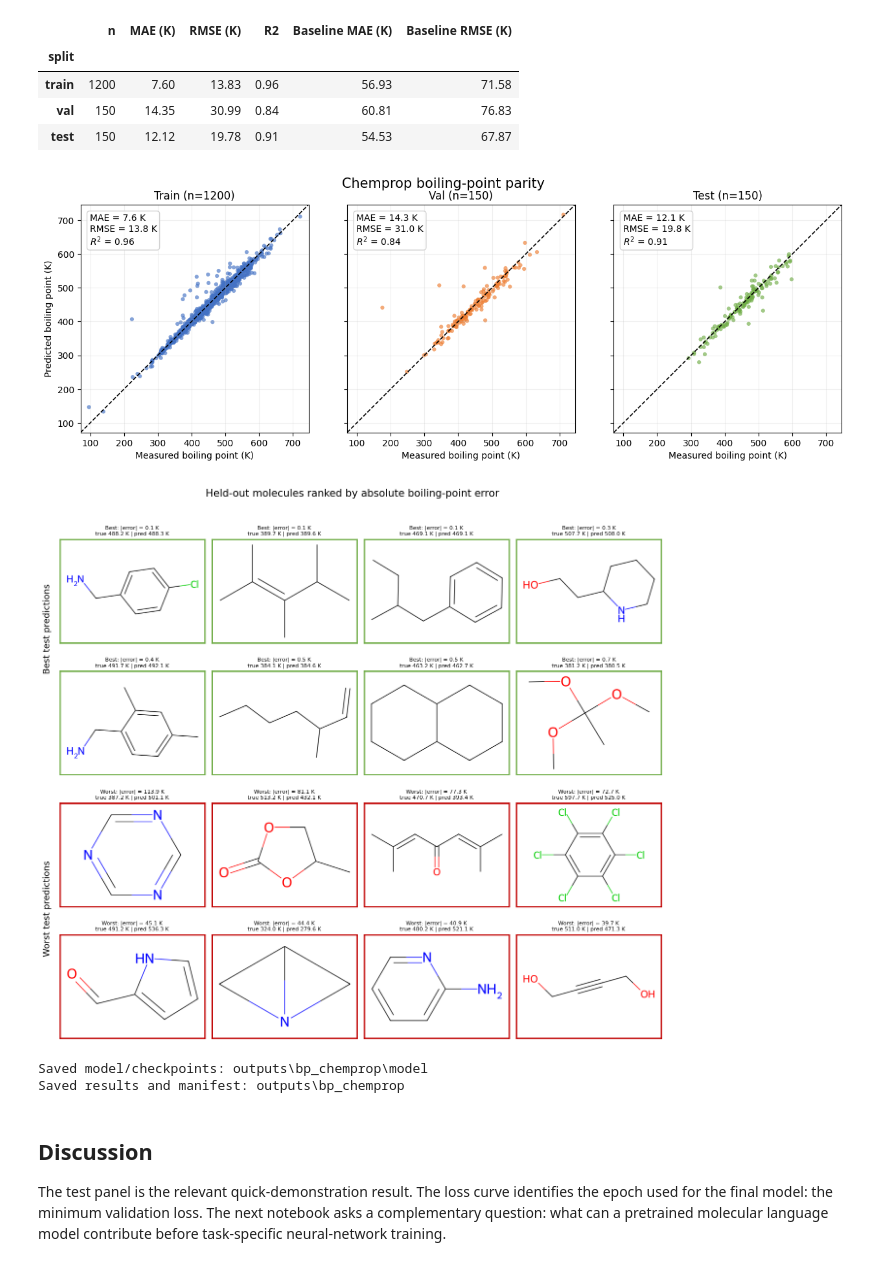
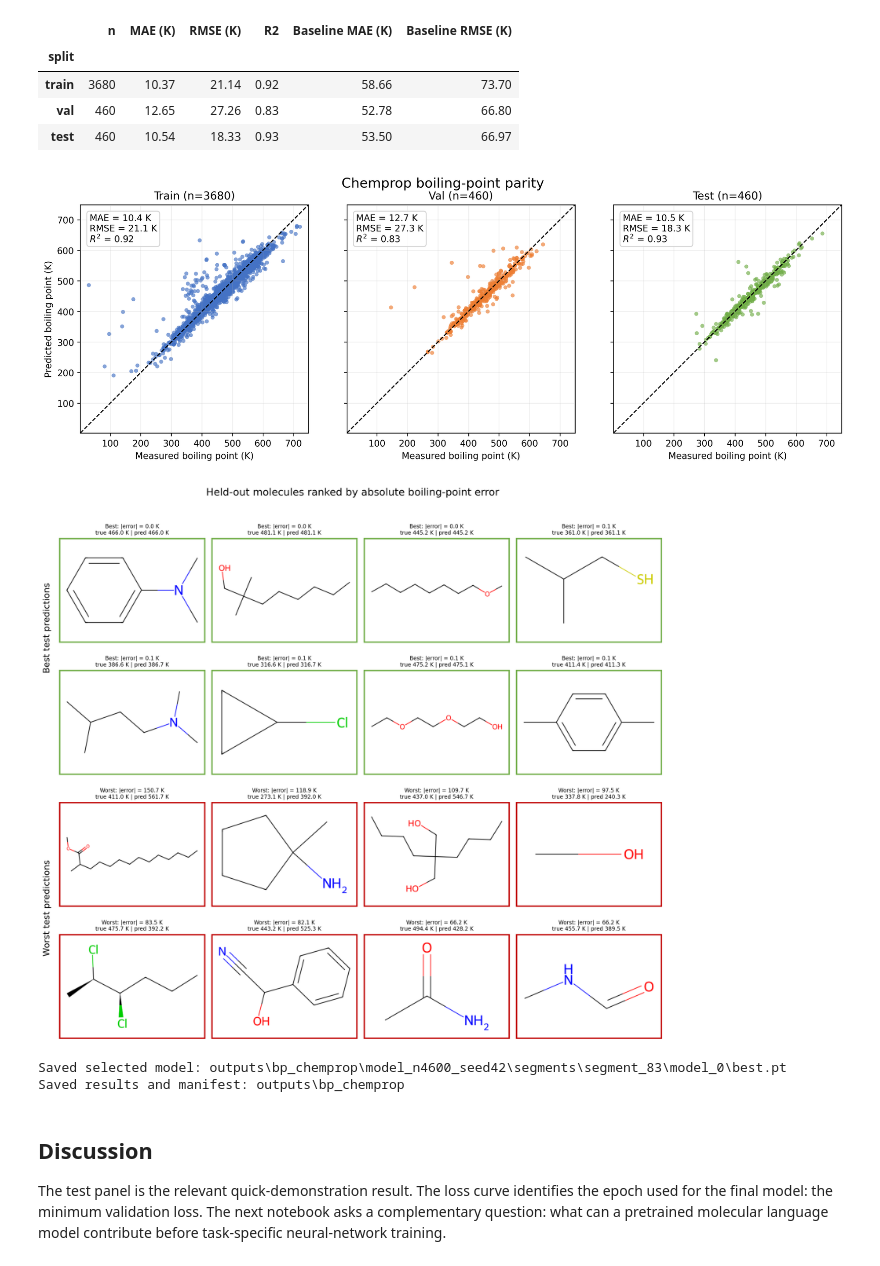
Before and after one commit to thiasyoung/2026-avs-ml-vibe-coding-workshop, a Jupyter notebook: 01_boiling_point/02_BP_1_Chemprop_GNN.ipynb, the cells around one changed output. Drawn from its saved outputs; the diff is of its cells as text; code cells hidden in the pictures.

Commit message:
Updated notebooks with refined models

```diff
--- a/01_boiling_point/02_BP_1_Chemprop_GNN.ipynb
+++ b/01_boiling_point/02_BP_1_Chemprop_GNN.ipynb
@@ -260,0 +348,17 @@ Training Chemprop model...
+# %%
+plot_training_loss(
+    loss_history,
+    selected_row,
+    stopped_by_slope_rule,
+    FIGURES / f'loss_vs_epoch_{RUN_TAG}.png',
+)
+print(f'Final model: {best_model_file}')
+print(f'It is the selected native checkpoint from epoch {selected_epoch}, where validation loss was lowest among saved eligible segment checkpoints.')
+
+prediction_file = OUTPUT / f'predictions_{RUN_TAG}.csv'
+predict_command = [
+    chemprop_executable(), 'predict', '--test-path', str(csv_file), '--smiles-columns', 'SMILES',
+    '--model-paths', str(best_model_file), '--preds-path', str(prediction_file),
+    '--batch-size', str(BATCH_SIZE), '--num-workers', '0',
+]
+run_command(predict_command, label='Creating train/validation/test predictions')
@@ -268,11 +377,15 @@ if prediction_column is None:
         raise ValueError(f'Cannot identify prediction column: {predictions.columns.tolist()}')
     prediction_column = numeric[0]
 
+if len(predictions) != len(data):
+    raise RuntimeError(f'Prediction/data length mismatch ({len(predictions)} vs {len(data)}). '
+                       'Run the configuration, training, review, and evaluation cells in order with one kernel.')
+
 results = data.copy()
 results['predicted_BP'] = predictions[prediction_column].to_numpy()
 results['residual_K'] = results.BP - results.predicted_BP
 results['absolute_error_K'] = results.residual_K.abs()
-results.to_csv(OUTPUT / 'BP_predictions_complete.csv', index=False)
+results.to_csv(OUTPUT / f'BP_predictions_complete_{RUN_TAG}.csv', index=False)
 
 rows = []
 for split in ['train', 'val', 'test']:
@@ -286,7 +399,6 @@ for split in ['train', 'val', 'test']:
 metrics = pd.DataFrame(rows).set_index('split')
 display(metrics.round(2))
 
-# 11. A training-mean baseline makes the learned model's gain explicit.
 baseline_bp = results.query("split == 'train'").BP.mean()
 baseline_rows = []
 for split in ['train', 'val', 'test']:
@@ -315,10 +427,11 @@ for ax, split in zip(axes, ['train', 'val', 'test']):
 axes[0].set_ylabel('Predicted boiling point (K)')
 fig.suptitle('Chemprop boiling-point parity', fontsize=15)
 fig.tight_layout()
-fig.savefig(FIGURES / 'parity_train_val_test.png', dpi=250, bbox_inches='tight')
-plt.show()
+parity_figure = FIGURES / f'parity_train_val_test_{RUN_TAG}.png'
+fig.savefig(parity_figure, dpi=250, bbox_inches='tight')
+plt.close(fig)
+display(Image(filename=str(parity_figure)))
 
-# 12. Inspect the best and worst held-out predictions; this does not affect fitting or model selection.
 def plot_best_and_worst_test_molecules(results, save_path, n_each=8):
     ranked = results.query("split == 'test'").sort_values('absolute_error_K')
     selections = [('Best', row) for _, row in ranked.head(n_each).iterrows()]
@@ -337,23 +450,24 @@ def plot_best_and_worst_test_molecules(results, save_path, n_each=8):
     fig.suptitle('Held-out molecules ranked by absolute boiling-point error', fontsize=15)
     fig.tight_layout(rect=[0.025, 0, 1, 0.965])
     fig.savefig(save_path, dpi=250, bbox_inches='tight')
-    plt.show()
+    plt.close(fig)
+    display(Image(filename=str(save_path)))
 
 
-plot_best_and_worst_test_molecules(results, FIGURES / 'best_worst_test_molecules.png')
+plot_best_and_worst_test_molecules(results, FIGURES / f'best_worst_test_molecules_{RUN_TAG}.png')
 
-# 13. Persist reusable outputs, configuration, metrics, and the Chemprop checkpoint directory.
-comparison.to_csv(OUTPUT / 'metrics_and_baseline.csv')
+comparison.to_csv(OUTPUT / f'metrics_and_baseline_{RUN_TAG}.csv')
 run_manifest = {
     'data_file': str(DATA_FILE), 'rows': len(data), 'seed': SEED, 'versions': VERSIONS,
     'architecture': {'depth': DEPTH, 'message_hidden_dim': MESSAGE_HIDDEN_DIM, 'ffn_hidden_dim': FFN_HIDDEN_DIM, 'ffn_num_layers': FFN_NUM_LAYERS, 'activation': ACTIVATION, 'dropout': DROPOUT},
-    'optimization': {'loss': LOSS_FUNCTION, 'optimizer': 'Chemprop default Adam', 'warmup_epochs': WARMUP_EPOCHS, 'init_lr': INIT_LR, 'max_lr': MAX_LR, 'final_lr': FINAL_LR, 'patience': PATIENCE},
-    'model_directory': str(model_dir), 'prediction_file': str(prediction_file), 'selected_epoch_lowest_val_loss': selected_epoch,
-    'metrics': comparison.round(6).reset_index().to_dict(orient='records'),
+    'optimization': {'loss': LOSS_FUNCTION, 'optimizer': 'Chemprop default Adam', 'chunk_epochs': CHUNK_EPOCHS, 'max_epochs': MAX_EPOCHS, 'slope_window': VALIDATION_SLOPE_WINDOW, 'trimmed_slope_excluded_points': TRIMMED_SLOPE_EXCLUDED_POINTS, 'warmup_epochs_per_segment': WARMUP_EPOCHS, 'init_lr': INIT_LR, 'max_lr': MAX_LR, 'final_lr': FINAL_LR},
+    'selected_model': str(best_model_file), 'selected_epoch': selected_epoch,
+    'stopped_by_slope_rule': stopped_by_slope_rule, 'last_raw_validation_slope': raw_slope, 'last_trimmed_validation_slope': trimmed_slope,
+    'prediction_file': str(prediction_file), 'metrics': comparison.round(6).reset_index().to_dict(orient='records'),
 }
-with (OUTPUT / 'run_manifest.json').open('w', encoding='utf-8') as handle:
+with (OUTPUT / f'run_manifest_{RUN_TAG}.json').open('w', encoding='utf-8') as handle:
     json.dump(run_manifest, handle, indent=2)
-print(f'Saved model/checkpoints: {model_dir}')
+print(f'Saved selected model: {best_model_file}')
 print(f'Saved results and manifest: {OUTPUT}')
 # %% [output]
 |  | n | MAE (K) | RMSE (K) | R2 |
@@ -364,11 +478,11 @@ print(f'Saved results and manifest: {OUTPUT}')
 |  | n | MAE (K) | RMSE (K) | R2 | Baseline MAE (K) | Baseline RMSE (K) |
 | split |  |  |  |  |  |  |
-| train | 1200 | 7.60 | 13.83 | 0.96 | 56.93 | 71.58 |
-| val | 150 | 14.35 | 30.99 | 0.84 | 60.81 | 76.83 |
-| test | 150 | 12.12 | 19.78 | 0.91 | 54.53 | 67.87 |
+| train | 3680 | 10.37 | 21.14 | 0.92 | 58.66 | 73.70 |
+| val | 460 | 12.65 | 27.26 | 0.83 | 52.78 | 66.80 |
+| test | 460 | 10.54 | 18.33 | 0.93 | 53.50 | 66.97 |
-[figure, old version]
+[figure, new version]
-[figure, old version]
+[figure, new version]
-Saved model/checkpoints: outputs\bp_chemprop\model
+Saved selected model: outputs\bp_chemprop\model_n4600_seed42\segments\segment_83\model_0\best.pt
 Saved results and manifest: outputs\bp_chemprop
 # %% [markdown]
 ## Discussion
```
Also changed, not shown: parts of 6 cells of this notebook, 3 other files.
